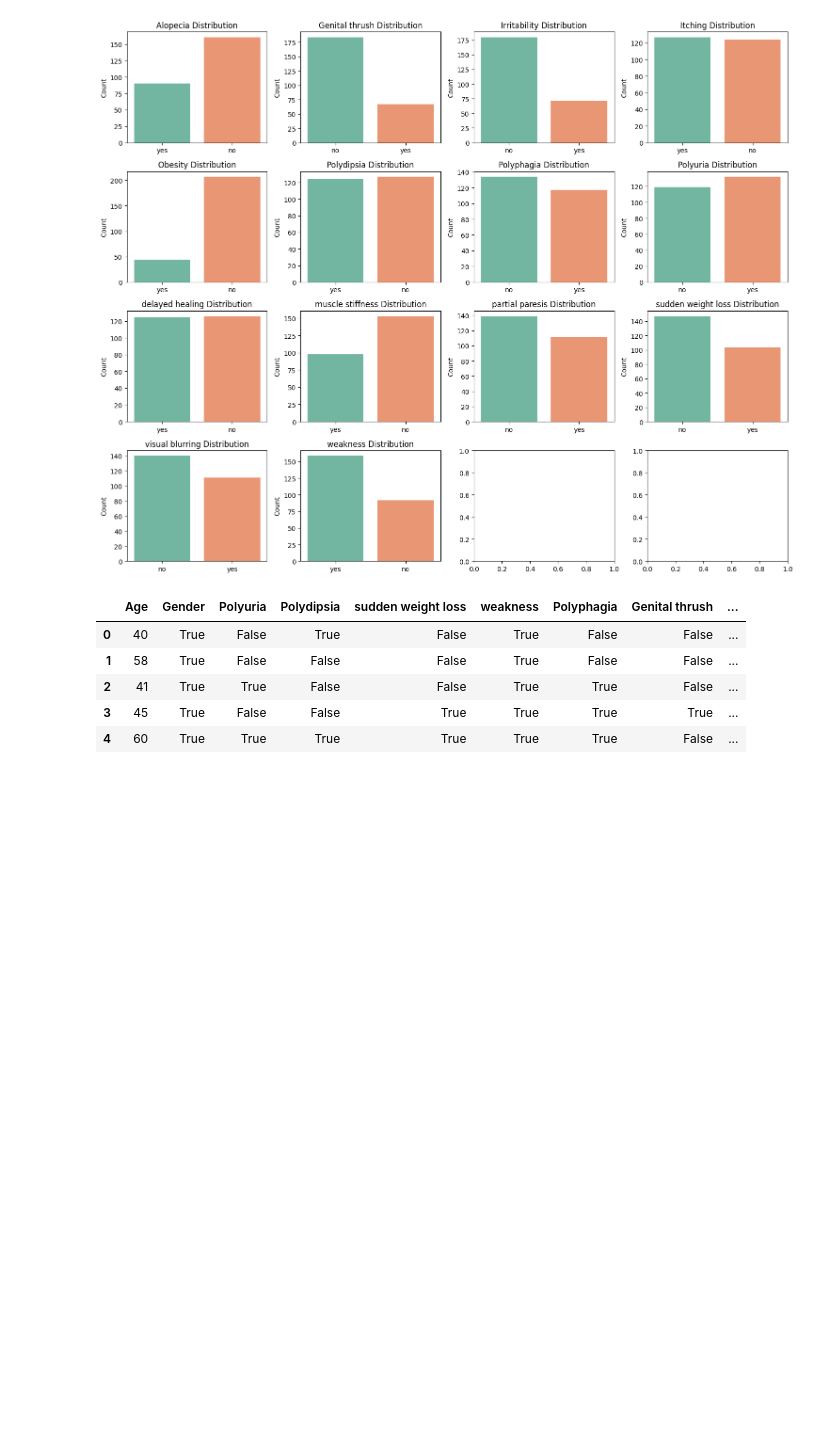
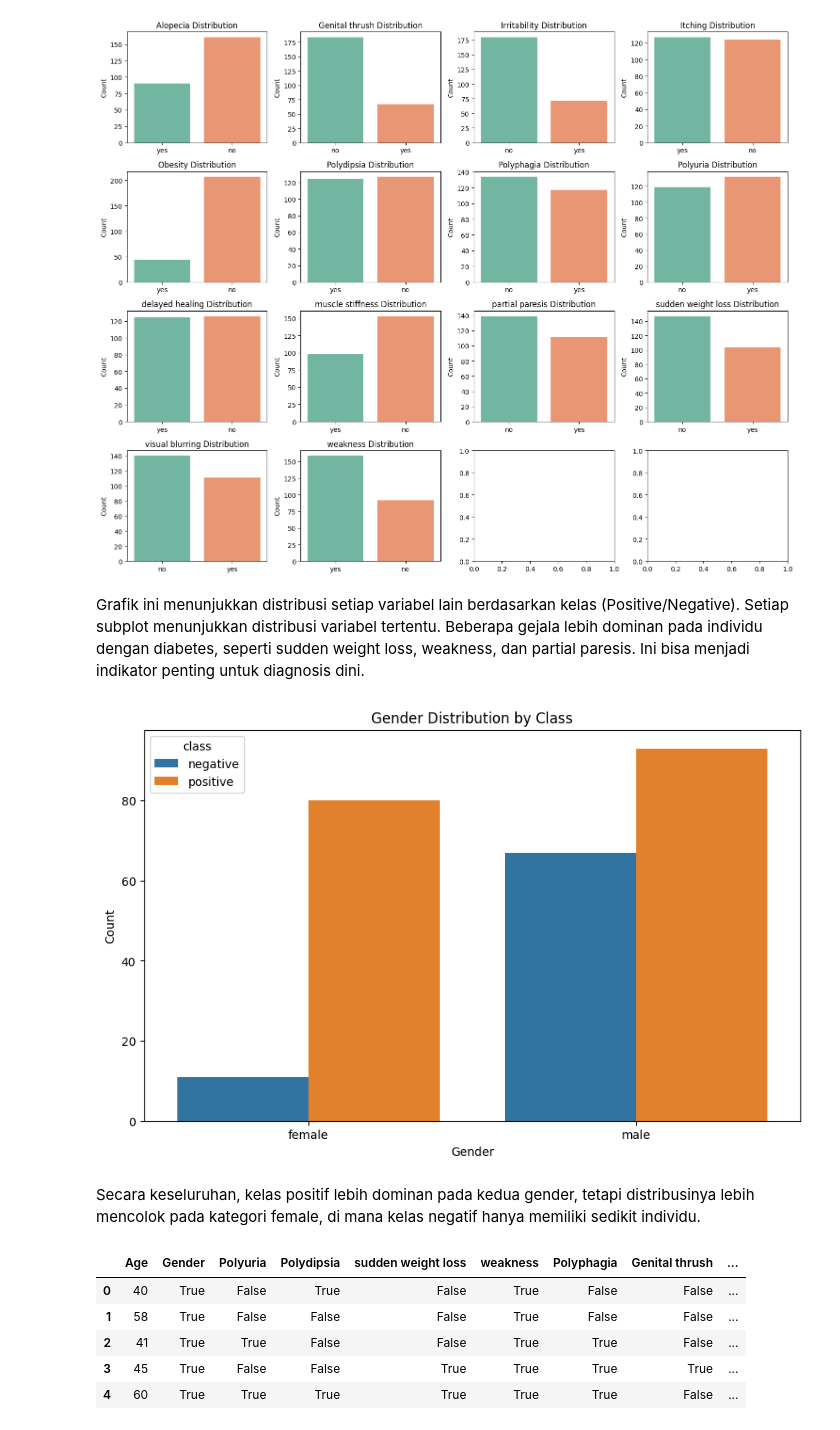
Before and after one commit to Ax3lrod/diabetes-risk-prediction-eda, a Jupyter notebook: eda.ipynb, the cells around one changed output. Saved outputs shown, nothing was run; the diff lists cells and outputs as text; code cells hidden in the pictures; blank space fills up the shorter version.

```diff
--- a/eda.ipynb
+++ b/eda.ipynb
@@ -199,6 +217,21 @@ plt.tight_layout()
 plt.show()
 # %% [output]
 [figure]
+# %% [markdown]
+ Grafik ini menunjukkan distribusi setiap variabel lain berdasarkan kelas (Positive/Negative). Setiap subplot menunjukkan distribusi variabel tertentu. Beberapa gejala lebih dominan pada individu dengan diabetes, seperti sudden weight loss, weakness, dan partial paresis. Ini bisa menjadi indikator penting untuk diagnosis dini.
+# %%
+# Countplot yang menunjukkan distribusi jumlah individu berdasarkan gender dan kelasnya
+
+plt.figure(figsize=(10,6))
+sns.countplot(data=data, x='Gender', hue='class')
+plt.title('Gender Distribution by Class')
+plt.xlabel('Gender')
+plt.ylabel('Count')
+plt.show()
+# %% [output]
+[figure, added]
+# %% [markdown]
+Secara keseluruhan, kelas positif lebih dominan pada kedua gender, tetapi distribusinya lebih mencolok pada kategori female, di mana kelas negatif hanya memiliki sedikit individu.
 # %%
 # Ubah kategori Gender
 data['Gender'] = data['Gender'].cat.rename_categories({"male": True, "female": False})
```
Also changed, not shown: parts of 14 cells of this notebook.
